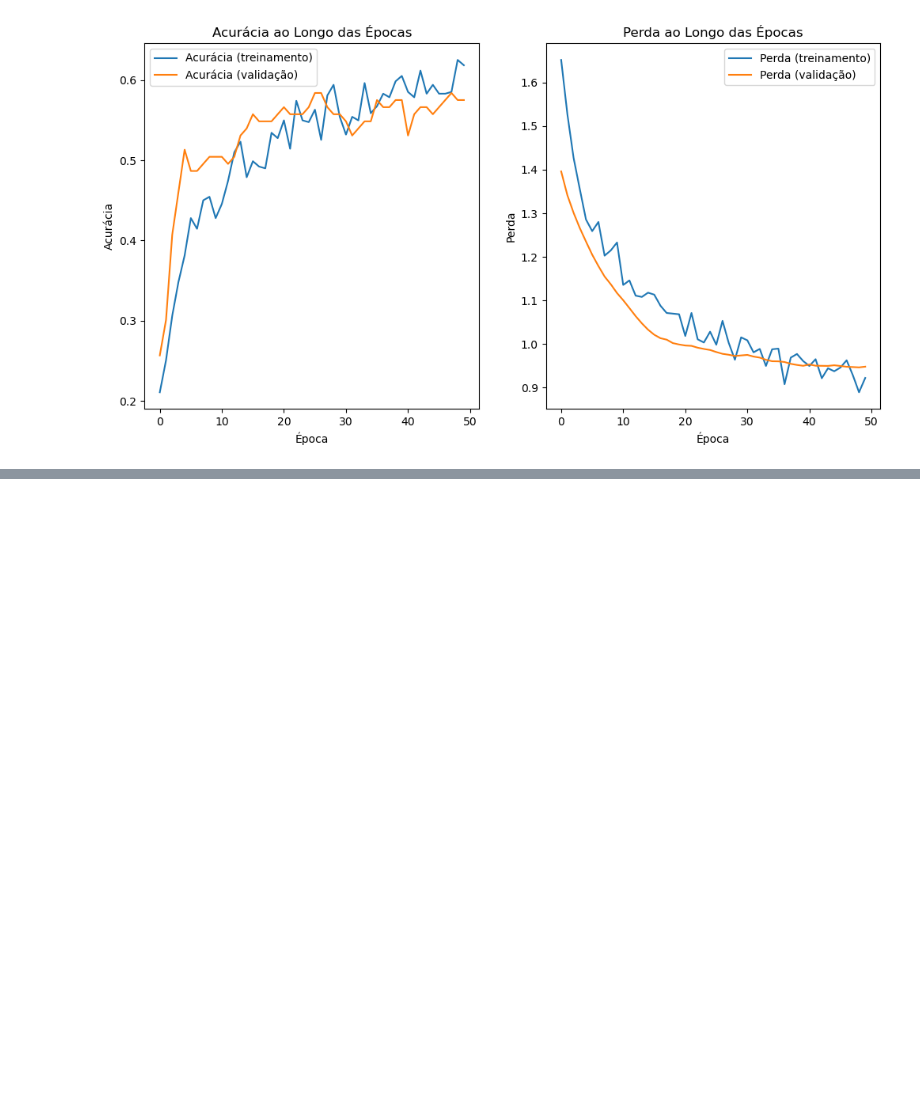
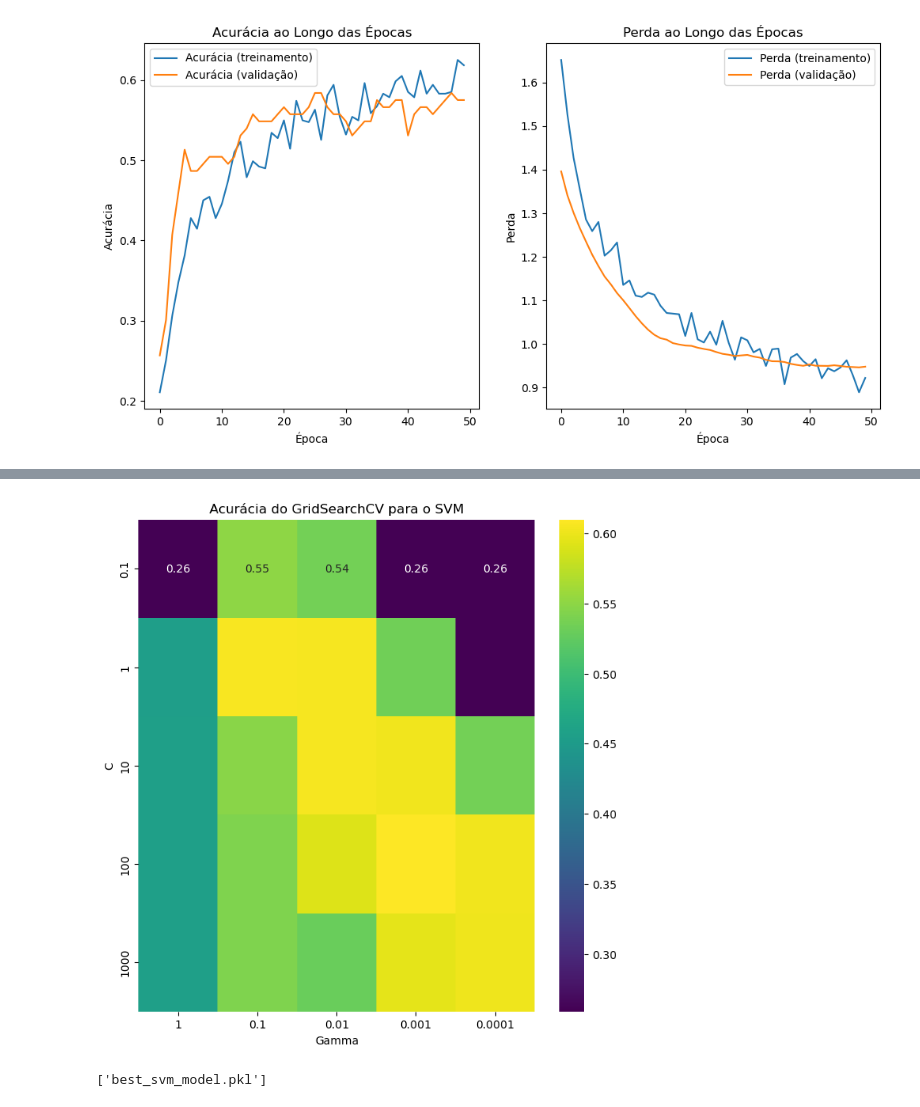
Before and after one commit to lubohen/eEDB-018, a Jupyter notebook: prj/CODES/SPOTIFY_API/DataPrep.ipynb, the cells around one changed output, grey strips where cells are left out. Saved outputs shown, nothing was run; the diff lists cells and outputs as text; code cells hidden in the pictures; blank space fills up the shorter version.

Commit message:
Include SVM model

```diff
--- a/prj/CODES/SPOTIFY_API/DataPrep.ipynb
+++ b/prj/CODES/SPOTIFY_API/DataPrep.ipynb
@@ -646,0 +690,20 @@ plt.show()
+# %%
+from sklearn.model_selection import GridSearchCV
+from sklearn.svm import SVC
+
+# Definir o espaço de hiperparâmetros para testar
+param_grid = {
+    'C': [0.1, 1, 10, 100, 1000],             # Regularização
+    'gamma': [1, 0.1, 0.01, 0.001, 0.0001],   # Parâmetro do Kernel
+    'kernel': ['rbf']                          # Tipo do Kernel
+}
+
+# Criar o objeto GridSearchCV
+grid_search = GridSearchCV(SVC(), param_grid, refit=True, verbose=3, cv=5)
+
+# Treinar o modelo SVM com os dados de treinamento e diferentes hiperparâmetros
+grid_search.fit(X_train, y_train)
+
+# Melhores parâmetros e melhor score
+print("Melhores Parâmetros:", grid_search.best_params_)
+print("Melhor Score:", grid_search.best_score_)
@@ -646,0 +793,28 @@ plt.show()
+# %%
+import numpy as np
+import seaborn as sns
+import matplotlib.pyplot as plt
+
+# Reshape the mean test scores into a 5x5 grid for the values of 'C' and 'gamma'
+scores = results['mean_test_score'].reshape(5, 5)
+
+# Plot a heatmap
+plt.figure(figsize=(8, 8))
+sns.heatmap(scores, annot=True, xticklabels=param_grid['gamma'], yticklabels=param_grid['C'], cmap='viridis')
+plt.xlabel('Gamma')
+plt.ylabel('C')
+plt.title('Acurácia do GridSearchCV para o SVM')
+plt.show()
+# %% [output]
+[figure, added]
+# %%
+import joblib
+
+
+# Acessar o melhor estimador encontrado pelo GridSearchCV
+best_svm_model = grid_search.best_estimator_
+
+# Salvar o melhor modelo
+joblib.dump(best_svm_model, 'best_svm_model.pkl')
+# %% [output]
+['best_svm_model.pkl']
```
Also changed, not shown: parts of 3 cells of this notebook, 1 other file.
